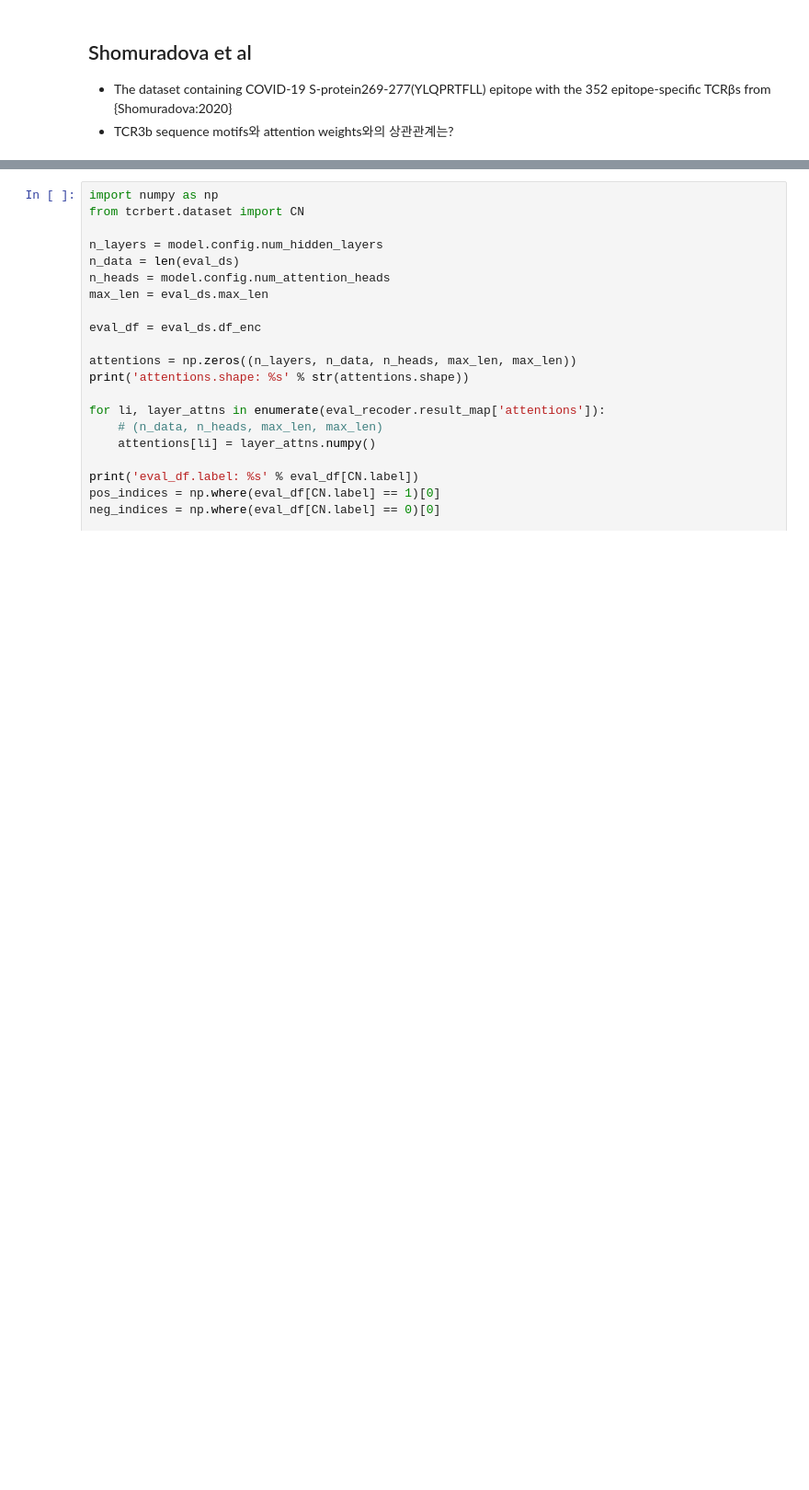
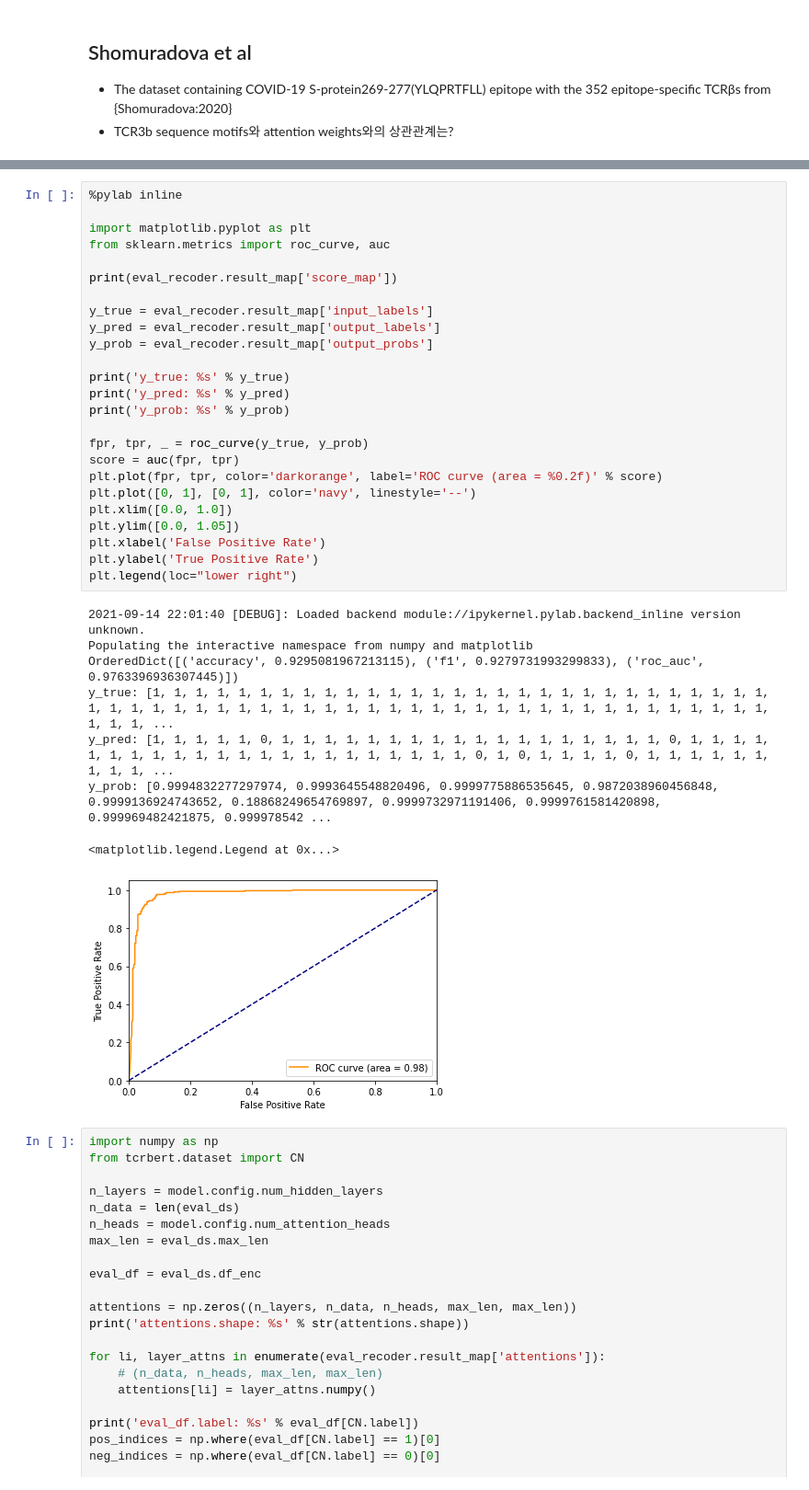
Before and after one commit to luseedbio/TCRBert, a Jupyter notebook: notebook/attention_analysis.ipynb, the cells around one changed output, grey strips where cells are left out. Shown at 92% size. Drawn from its saved outputs; the diff is of its cells as text; blank space fills up the shorter version.

```diff
--- a/notebook/attention_analysis.ipynb
+++ b/notebook/attention_analysis.ipynb
@@ -153,3 +154,37 @@ model.predict(data_loader=eval_data_loader, metrics=eval_conf['metrics'])
+# %%
+%pylab inline
+
+import matplotlib.pyplot as plt
+from sklearn.metrics import roc_curve, auc
+
+print(eval_recoder.result_map['score_map'])
+
+y_true = eval_recoder.result_map['input_labels']
+y_pred = eval_recoder.result_map['output_labels']
+y_prob = eval_recoder.result_map['output_probs']
+
+print('y_true: %s' % y_true)
+print('y_pred: %s' % y_pred)
+print('y_prob: %s' % y_prob)
+
+fpr, tpr, _ = roc_curve(y_true, y_prob)
+score = auc(fpr, tpr)
+plt.plot(fpr, tpr, color='darkorange', label='ROC curve (area = %0.2f)' % score)
+plt.plot([0, 1], [0, 1], color='navy', linestyle='--')
+plt.xlim([0.0, 1.0])
+plt.ylim([0.0, 1.05])
+plt.xlabel('False Positive Rate')
+plt.ylabel('True Positive Rate')
+plt.legend(loc="lower right")
+# %% [output]
+2021-09-14 22:01:40 [DEBUG]: Loaded backend module://ipykernel.pylab.backend_inline version unknown.
+Populating the interactive namespace from numpy and matplotlib
+OrderedDict([('accuracy', 0.9295081967213115), ('f1', 0.9279731993299833), ('roc_auc', 0.9763396936307445)])
+y_true: [1, 1, 1, 1, 1, 1, 1, 1, 1, 1, 1, 1, 1, 1, 1, 1, 1, 1, 1, 1, 1, 1, 1, 1, 1, 1, 1, 1, 1, 1, 1, 1, 1, 1, 1, 1, 1, 1, 1, 1, 1, 1, 1, 1, 1, 1, 1, 1, 1, 1, 1, 1, 1, 1, 1, 1, 1, 1, 1, 1, 1, 1, 1, 1, ...
+y_pred: [1, 1, 1, 1, 1, 0, 1, 1, 1, 1, 1, 1, 1, 1, 1, 1, 1, 1, 1, 1, 1, 1, 1, 1, 0, 1, 1, 1, 1, 1, 1, 1, 1, 1, 1, 1, 1, 1, 1, 1, 1, 1, 1, 1, 1, 1, 1, 0, 1, 0, 1, 1, 1, 1, 0, 1, 1, 1, 1, 1, 1, 1, 1, 1, ...
+y_prob: [0.9994832277297974, 0.9993645548820496, 0.9999775886535645, 0.9872038960456848, 0.9999136924743652, 0.18868249654769897, 0.9999732971191406, 0.9999761581420898, 0.999969482421875, 0.999978542 ...
+<matplotlib.legend.Legend at 0x...>
+[figure, added]
 # %%
 import numpy as np
 from tcrbert.dataset import CN
```
Also changed, not shown: parts of 7 cells of this notebook.
